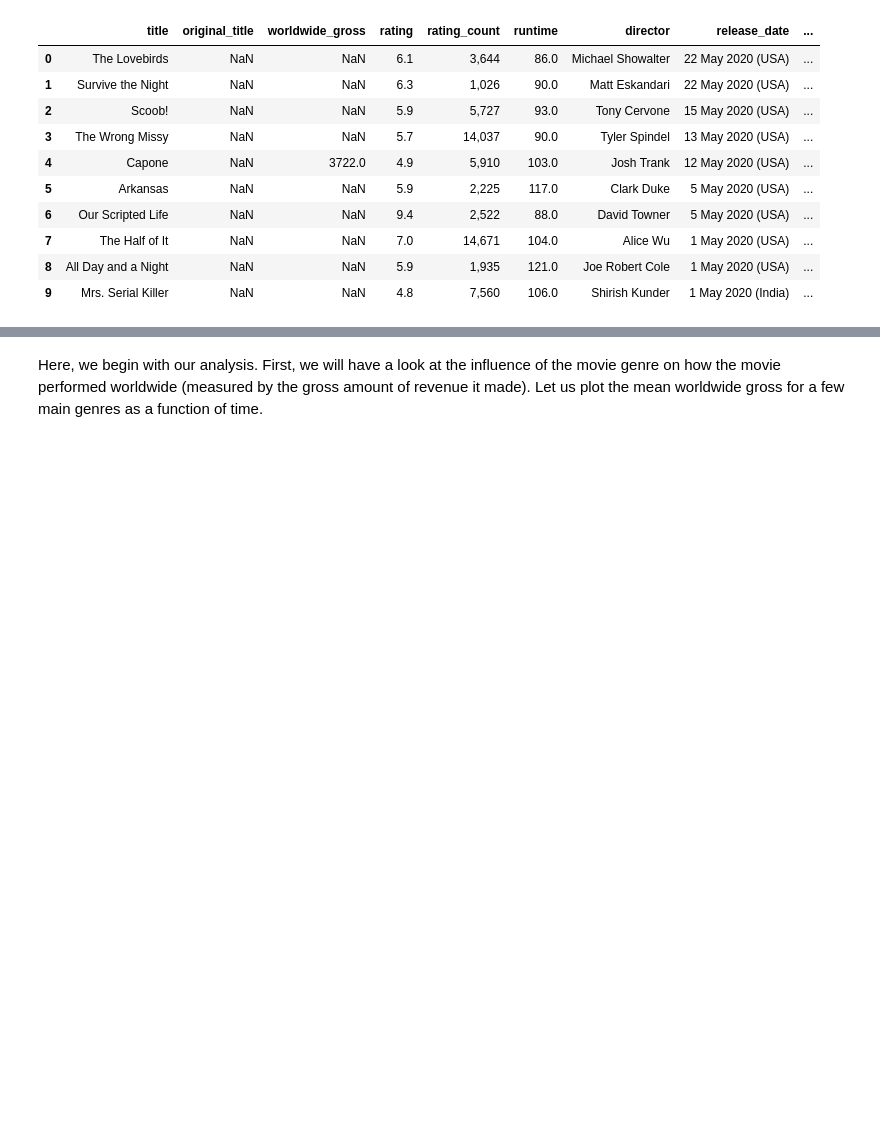
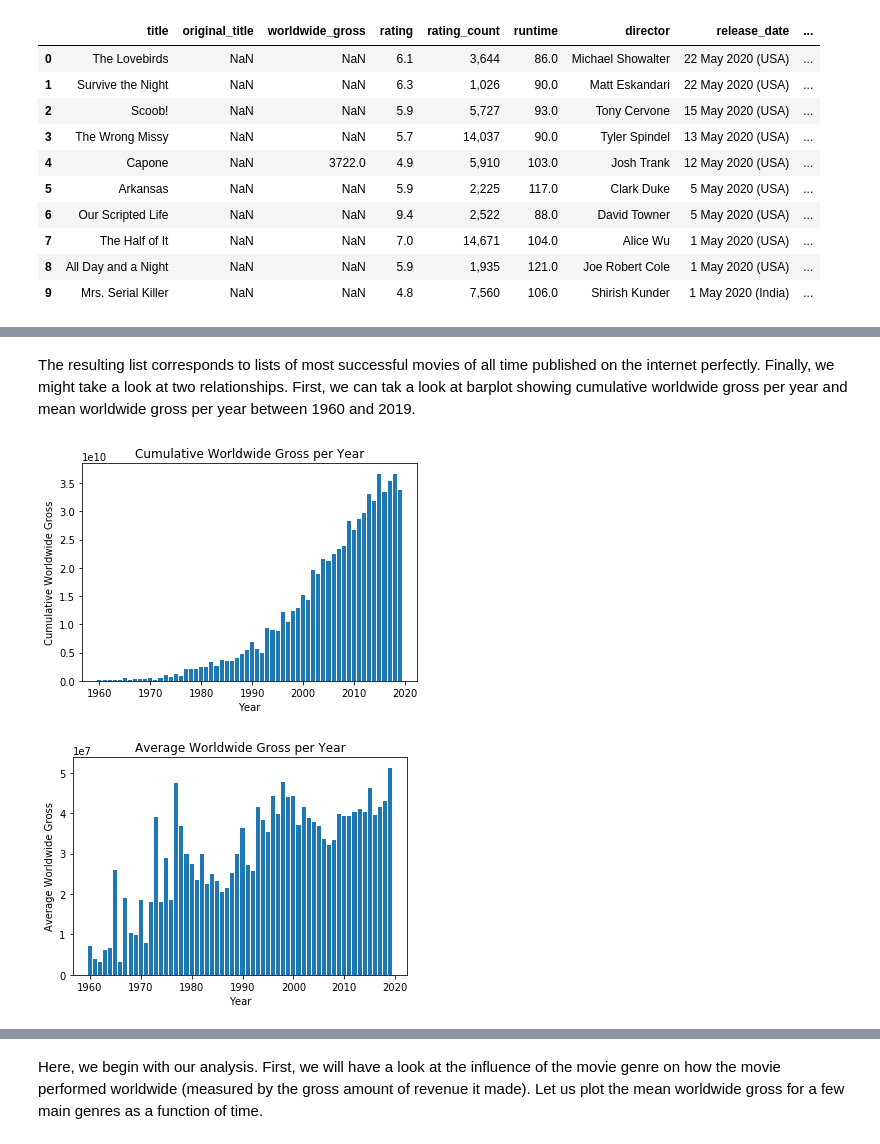
Before and after one commit to zilaeric/dpp-project, a Jupyter notebook: project.ipynb, the cells around one changed output, grey strips where cells are left out. Drawn from its saved outputs; the diff is of its cells as text; code cells hidden in the pictures; blank space fills up the shorter version.

```diff
--- a/project.ipynb
+++ b/project.ipynb
@@ -690,0 +757,27 @@ mdf.convert_columns()
+# %% [markdown]
+The resulting list corresponds to lists of most successful movies of all time published on the internet perfectly. Finally, we might take a look at two relationships. First, we can tak a look at barplot showing cumulative worldwide gross per year and mean worldwide gross per year between 1960 and 2019.
+# %%
+years = range(1960, 2020)
+cumulative = []
+mean = []
+
+for year in years:
+    df = mdf.df.worldwide_gross[(mdf.df.release_date >= f'{year}-01-01') &
+                                (mdf.df.release_date < f'{year + 1}-01-01')].dropna()
+    cumulative.append(df.sum())
+    mean.append(df.mean())
+
+plt.bar(years, cumulative)
+plt.xlabel('Year')
+plt.ylabel('Cumulative Worldwide Gross')
+plt.title('Cumulative Worldwide Gross per Year')
+plt.show()
+
+plt.bar(years, mean)
+plt.xlabel('Year')
+plt.ylabel('Average Worldwide Gross')
+plt.title('Average Worldwide Gross per Year')
+plt.show()
+# %% [output]
+[figure, added]
+[figure, added]
```
Also changed, not shown: parts of 28 cells of this notebook.
